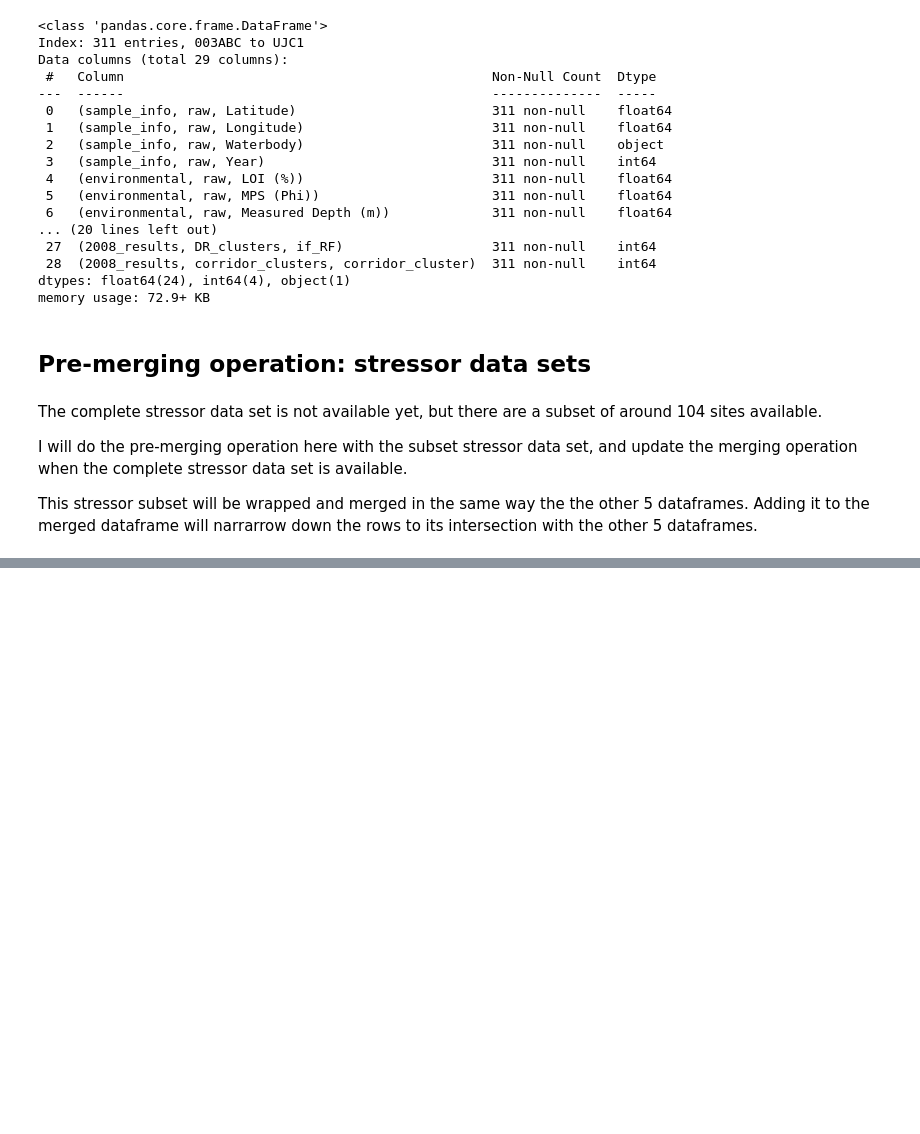
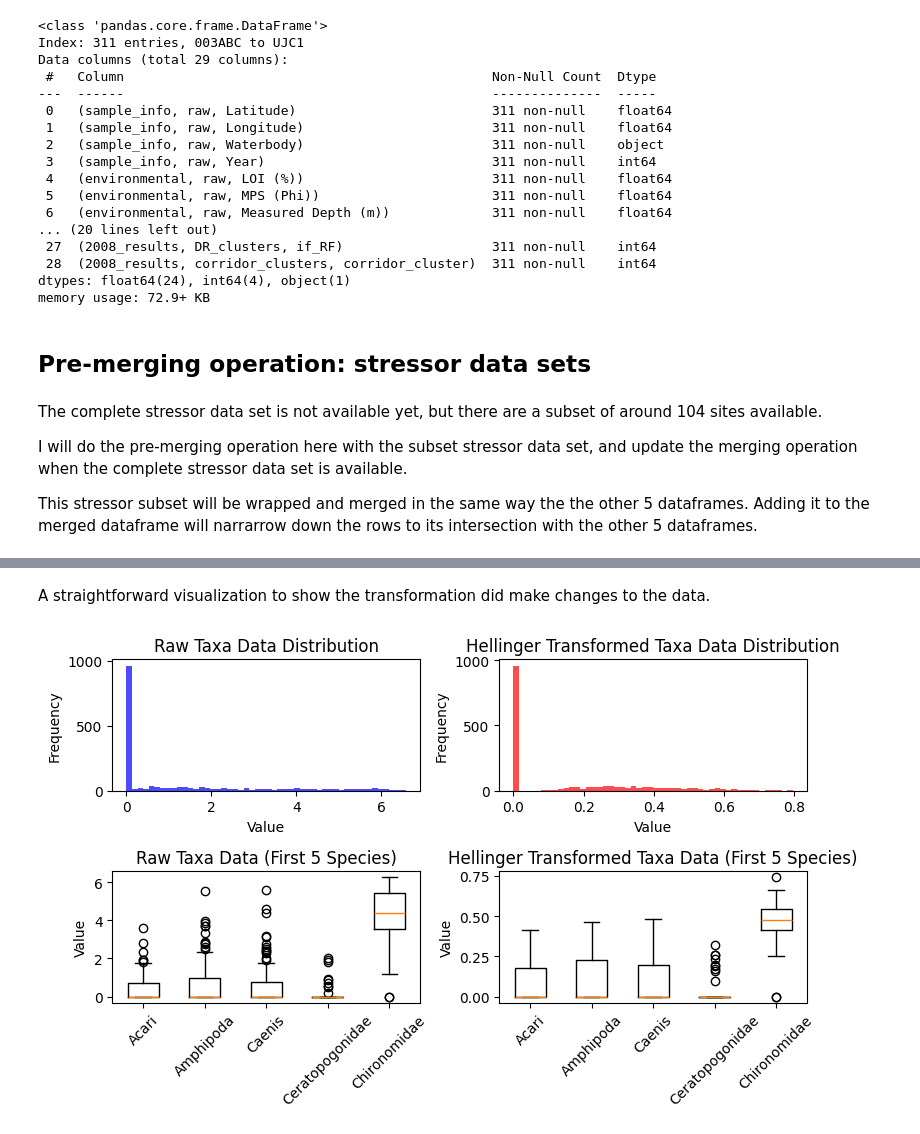
Before and after one commit to Gufeng-2002/Zoobenthic_Community_Indicator, a Jupyter notebook: notebooks/00*_build_data_operation.ipynb, the cells around one changed output, grey strips where cells are left out. Cells and saved outputs as stored; diff of their text form; code cells hidden in the pictures; blank space fills up the shorter version.

```diff
--- a/notebooks/00*_build_data_operation.ipynb
+++ b/notebooks/00*_build_data_operation.ipynb
@@ -354,0 +334,8 @@ memory usage: 48.8+ KB
+# %%
+from ecoindex.transform import hellinger_transform
+from ecoindex.dataframe_ops import get_block # function to fetch the wanted block from the wrapped dataframe
+
+
+# Apply hellinger transformation on the raw taxa data
+taxa_hell = hellinger_transform(get_block(master, "taxa", "raw"))
+taxa_hell.head()
@@ -354,0 +350,41 @@ memory usage: 48.8+ KB
+# %% [markdown]
+A straightforward visualization to show the transformation did make changes to the data.
+# %%
+import matplotlib.pyplot as plt
+
+# Get the raw taxa data for comparison
+taxa_raw = get_block(master, "taxa", "raw")
+
+# Create subplots for before and after comparison
+fig, axes = plt.subplots(2, 2, figsize=(8, 5))
+
+# Plot raw taxa data distribution
+axes[0, 0].hist(taxa_raw.values.flatten(), bins=50, alpha=0.7, color='blue')
+axes[0, 0].set_title('Raw Taxa Data Distribution')
+axes[0, 0].set_xlabel('Value')
+axes[0, 0].set_ylabel('Frequency')
+
+# Plot hellinger transformed taxa data distribution
+axes[0, 1].hist(taxa_hell.values.flatten(), bins=50, alpha=0.7, color='red')
+axes[0, 1].set_title('Hellinger Transformed Taxa Data Distribution')
+axes[0, 1].set_xlabel('Value')
+axes[0, 1].set_ylabel('Frequency')
+
+# Plot boxplot for raw data
+axes[1, 0].boxplot([taxa_raw[col] for col in taxa_raw.columns[:5]],
+                   tick_labels=taxa_raw.columns[:5])
+axes[1, 0].set_title('Raw Taxa Data (First 5 Species)')
+axes[1, 0].set_ylabel('Value')
+axes[1, 0].tick_params(axis='x', rotation=45)
+
+# Plot boxplot for transformed data
+axes[1, 1].boxplot([taxa_hell[col] for col in taxa_hell.columns[:5]],
+                   tick_labels=taxa_hell.columns[:5])
+axes[1, 1].set_title('Hellinger Transformed Taxa Data (First 5 Species)')
+axes[1, 1].set_ylabel('Value')
+axes[1, 1].tick_params(axis='x', rotation=45)
+
+plt.tight_layout()
+plt.show()
+# %% [output]
+[figure, added]
```
Also changed, not shown: parts of 10 cells of this notebook, 11 other files.
